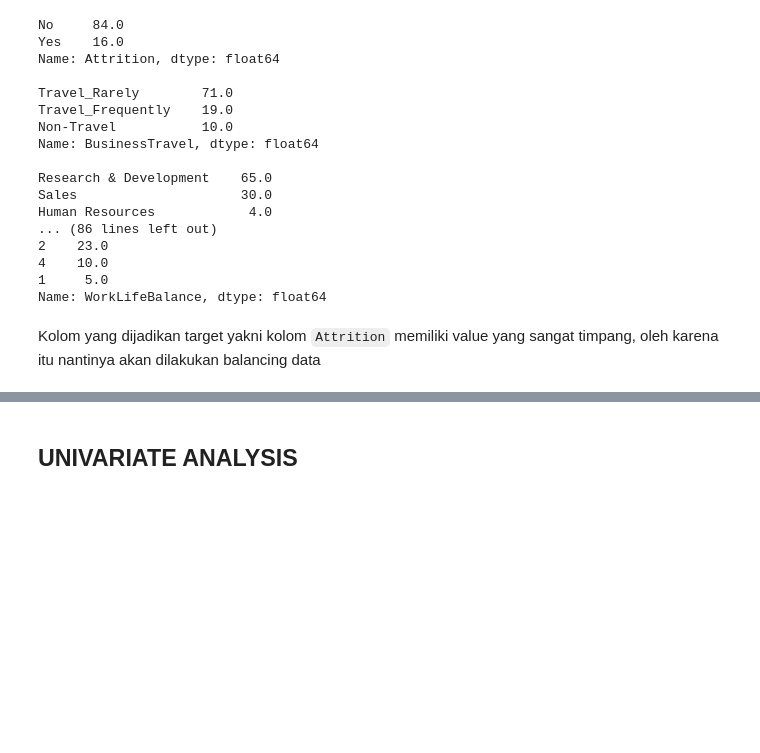
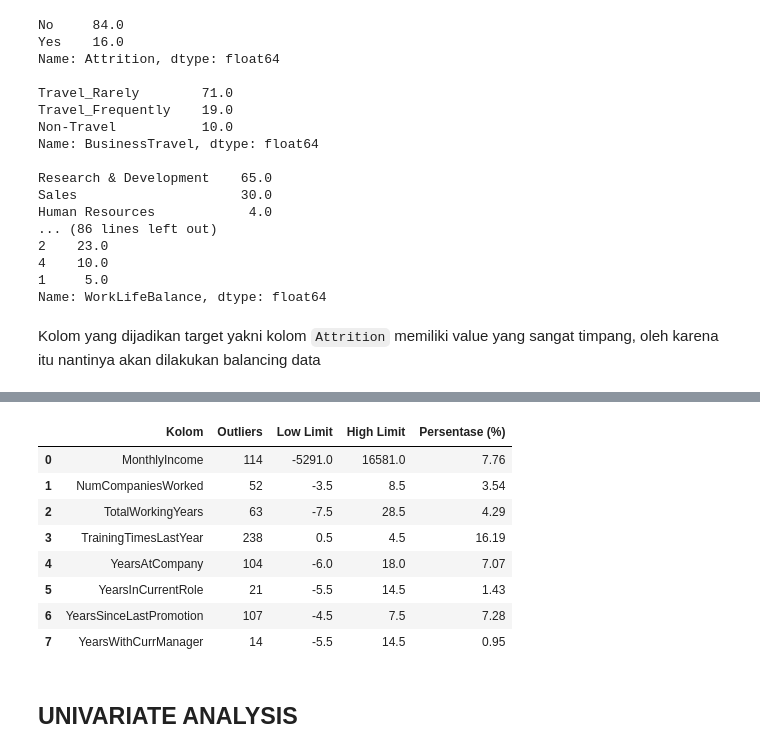
Before and after one commit to arsand07/Employee-Attrition, a Jupyter notebook: Stage 1/stage 1.ipynb, the cells around one changed output, grey strips where cells are left out. Saved outputs shown, nothing was run; the diff lists cells and outputs as text; code cells hidden in the pictures; blank space fills up the shorter version.

```diff
--- a/Stage 1/stage 1.ipynb
+++ b/Stage 1/stage 1.ipynb
@@ -185,3 +227,39 @@ Kolom yang dijadikan target yakni kolom `Attrition` memiliki value yang sangat t
+# %%
+kolom,out,high,low = [],[],[],[]
+for i in num:
+        q1 = df[i].quantile(0.25)
+        q3 = df[i].quantile(0.75)
+        iqr = q3-q1
+        lowlimit = q1 - (1.5*iqr)
+        highlimit = q3 + (iqr*1.5)
+
+        outlier = df[ (df[i]<lowlimit) | (df[i]>highlimit)].shape[0]
+
+        if outlier>0:
+                kolom.append(i)
+                out.append(outlier)
+                low.append(lowlimit)
+                high.append(highlimit)
+
+data = pd.DataFrame({
+        'Kolom':kolom,
+        'Outliers':out,
+        'Low Limit':low,
+        'High Limit':high
+})
+
+data['Persentase (%)'] = round(data['Outliers']/df.shape[0]*100,2)
+data
+# %% [output]
+|  | Kolom | Outliers | Low Limit | High Limit | Persentase (%) |
+| 0 | MonthlyIncome | 114 | -5291.0 | 16581.0 | 7.76 |
+| 1 | NumCompaniesWorked | 52 | -3.5 | 8.5 | 3.54 |
+| 2 | TotalWorkingYears | 63 | -7.5 | 28.5 | 4.29 |
+| 3 | TrainingTimesLastYear | 238 | 0.5 | 4.5 | 16.19 |
+| 4 | YearsAtCompany | 104 | -6.0 | 18.0 | 7.07 |
+| 5 | YearsInCurrentRole | 21 | -5.5 | 14.5 | 1.43 |
+| 6 | YearsSinceLastPromotion | 107 | -4.5 | 7.5 | 7.28 |
+| 7 | YearsWithCurrManager | 14 | -5.5 | 14.5 | 0.95 |
 # %% [markdown]
 ## __UNIVARIATE ANALYSIS__
 # %%
```
Also changed, not shown: parts of 8 cells of this notebook.
